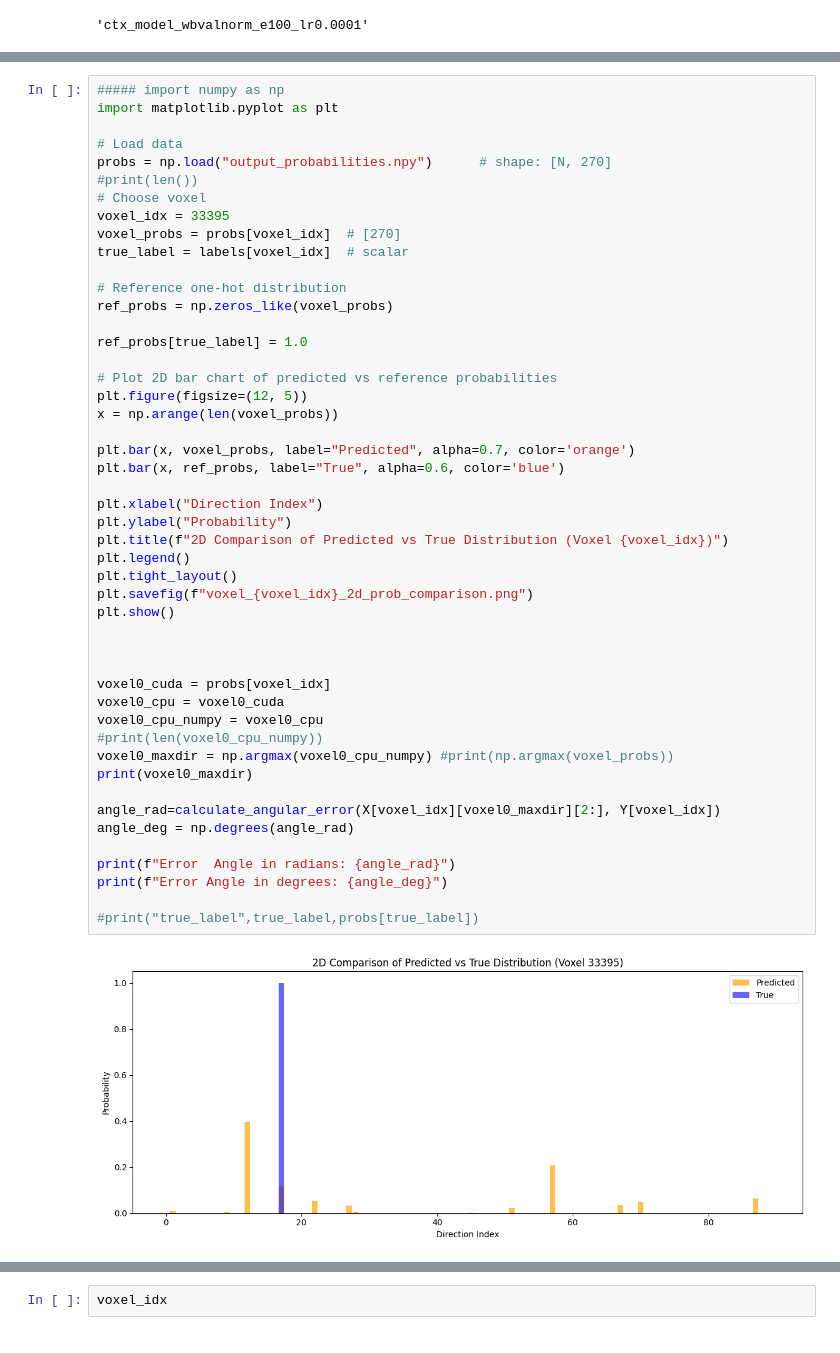
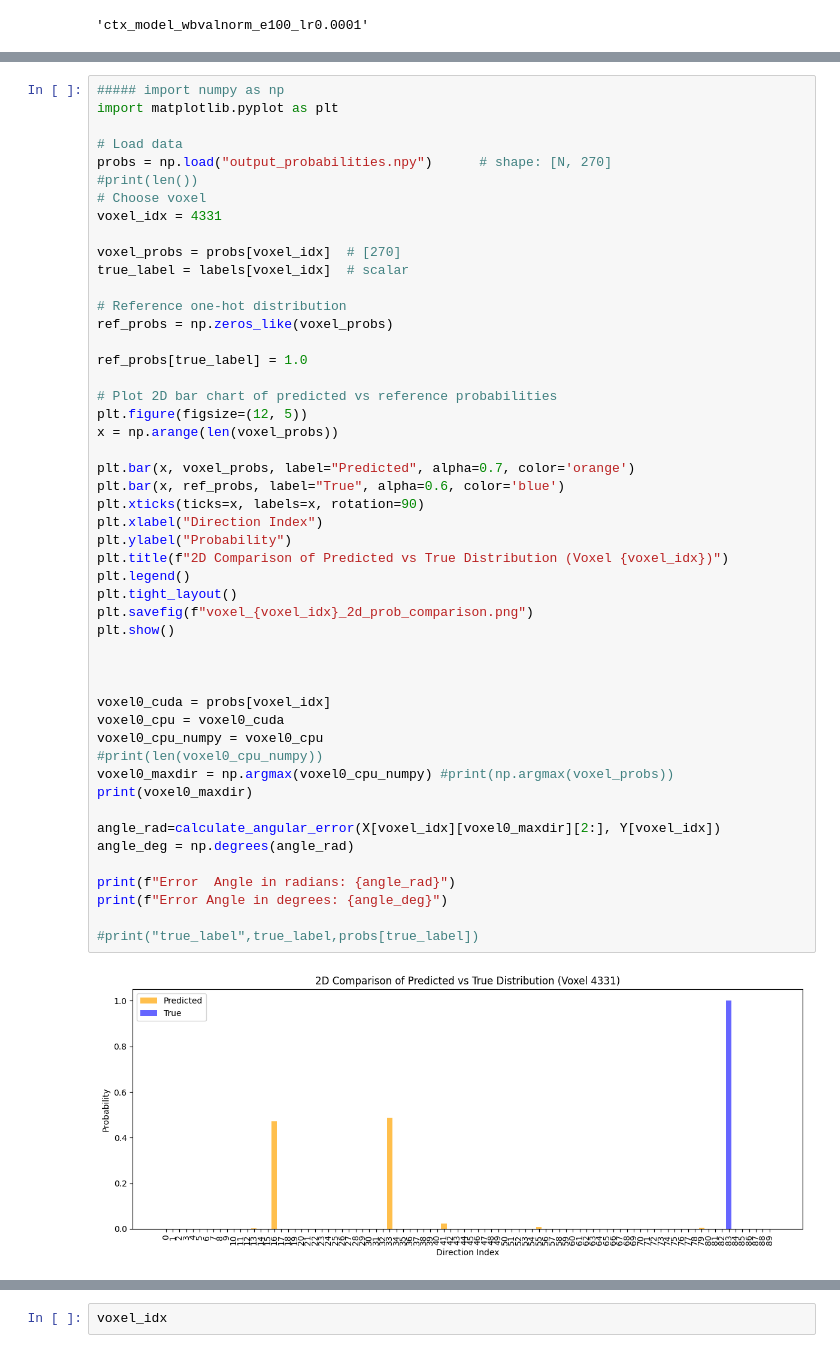
Before and after one commit to DotBion/brain-fibers, a Jupyter notebook: voxel-diclassify-2.ipynb, the cells around one changed output, grey strips where cells are left out. Drawn from its saved outputs; the diff is of its cells as text.

Commit message:
Kaggle Notebook | voxel-diclassify-2 | Version 3

```diff
--- a/voxel-diclassify-2.ipynb
+++ b/voxel-diclassify-2.ipynb
@@ -396,7 +448,8 @@ import matplotlib.pyplot as plt
 probs = np.load("output_probabilities.npy")      # shape: [N, 270]
 #print(len())
 # Choose voxel
-voxel_idx = 33395
+voxel_idx = 4331
+
 voxel_probs = probs[voxel_idx]  # [270]
 true_label = labels[voxel_idx]  # scalar
 
@@ -409,32 +462,32 @@ ref_probs[true_label] = 1.0
 plt.figure(figsize=(12, 5))
 x = np.arange(len(voxel_probs))
 
 plt.bar(x, voxel_probs, label="Predicted", alpha=0.7, color='orange')
 plt.bar(x, ref_probs, label="True", alpha=0.6, color='blue')
-
+plt.xticks(ticks=x, labels=x, rotation=90)
 plt.xlabel("Direction Index")
 plt.ylabel("Probability")
 plt.title(f"2D Comparison of Predicted vs True Distribution (Voxel {voxel_idx})")
 plt.legend()
 plt.tight_layout()
 plt.savefig(f"voxel_{voxel_idx}_2d_prob_comparison.png")
 plt.show()
 
 
 
 voxel0_cuda = probs[voxel_idx]
 voxel0_cpu = voxel0_cuda
 voxel0_cpu_numpy = voxel0_cpu
 #print(len(voxel0_cpu_numpy))
 voxel0_maxdir = np.argmax(voxel0_cpu_numpy) #print(np.argmax(voxel_probs))
 print(voxel0_maxdir)
 
 angle_rad=calculate_angular_error(X[voxel_idx][voxel0_maxdir][2:], Y[voxel_idx])
 angle_deg = np.degrees(angle_rad)
 
 print(f"Error  Angle in radians: {angle_rad}")
 print(f"Error Angle in degrees: {angle_deg}")
 
 #print("true_label",true_label,probs[true_label])
 # %% [output]
-[figure, old version]
+[figure, new version]
```
Also changed, not shown: parts of 32 cells of this notebook.
